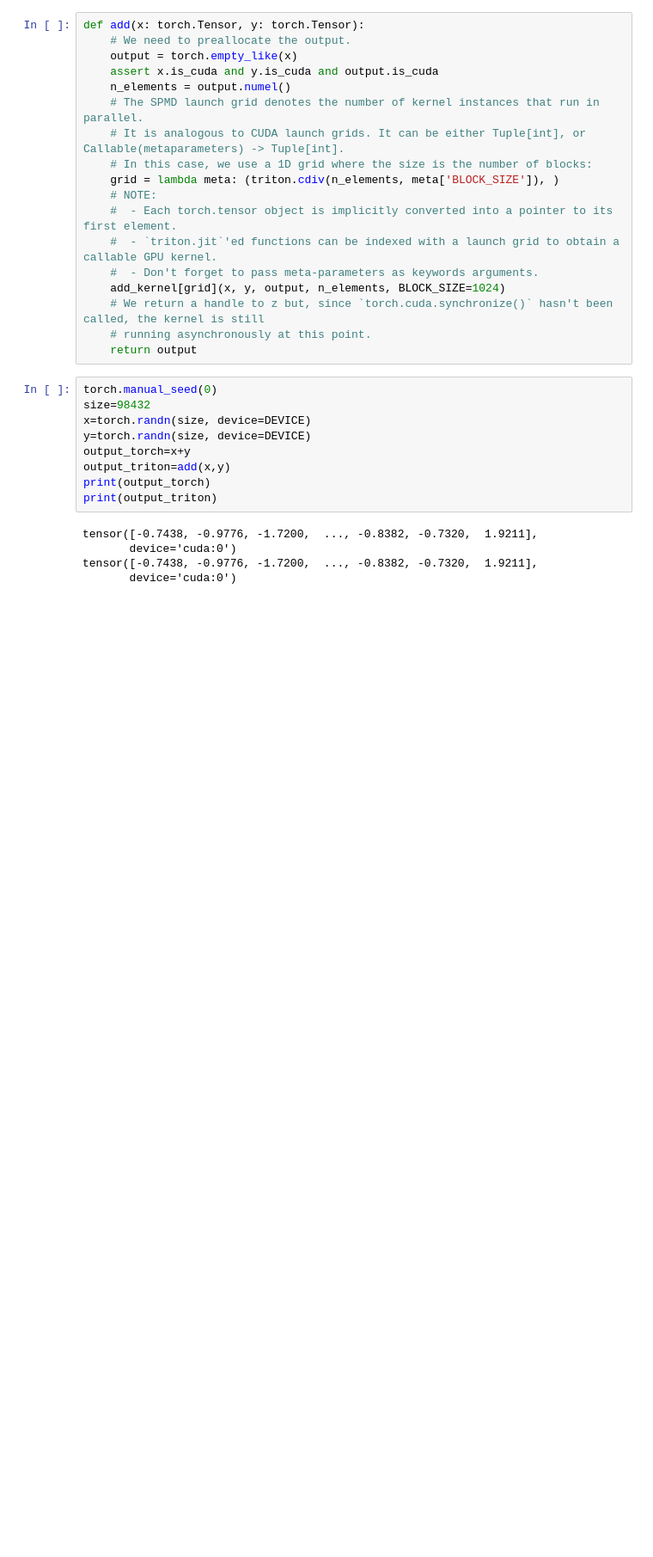
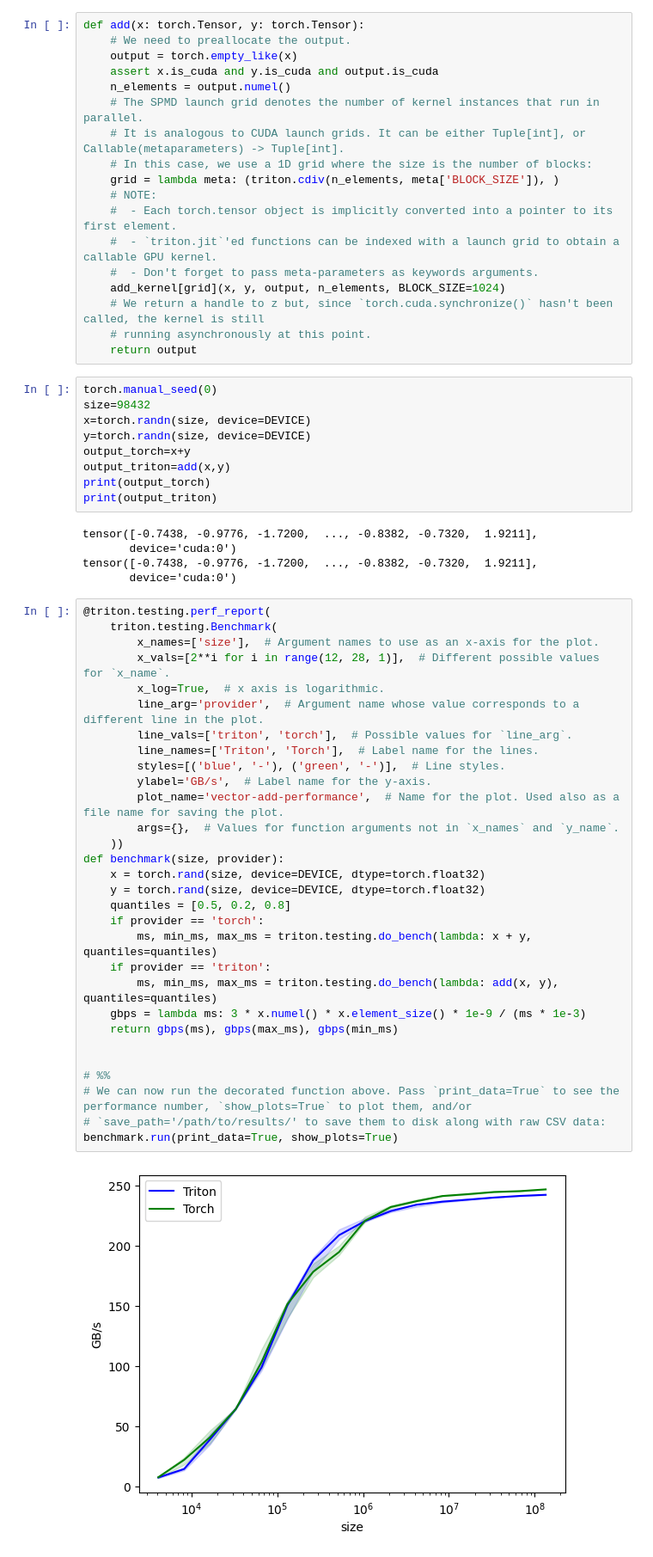
Before and after one commit to NShravanReddy/DeepLearning, a Jupyter notebook: triton/vectoradd.ipynb, the cells around one changed output. Shown: that part at 86% size. Cells and saved outputs as stored; diff of their text form; blank space fills up the shorter version.

```diff
--- a/triton/vectoradd.ipynb
+++ b/triton/vectoradd.ipynb
@@ -67,3 +67,35 @@ tensor([-0.7438, -0.9776, -1.7200,  ..., -0.8382, -0.7320,  1.9211],
        device='cuda:0')
 tensor([-0.7438, -0.9776, -1.7200,  ..., -0.8382, -0.7320,  1.9211],
        device='cuda:0')
+# %%
+@triton.testing.perf_report(
+    triton.testing.Benchmark(
+        x_names=['size'],  # Argument names to use as an x-axis for the plot.
+        x_vals=[2**i for i in range(12, 28, 1)],  # Different possible values for `x_name`.
+        x_log=True,  # x axis is logarithmic.
+        line_arg='provider',  # Argument name whose value corresponds to a different line in the plot.
+        line_vals=['triton', 'torch'],  # Possible values for `line_arg`.
+        line_names=['Triton', 'Torch'],  # Label name for the lines.
+        styles=[('blue', '-'), ('green', '-')],  # Line styles.
+        ylabel='GB/s',  # Label name for the y-axis.
+        plot_name='vector-add-performance',  # Name for the plot. Used also as a file name for saving the plot.
+        args={},  # Values for function arguments not in `x_names` and `y_name`.
+    ))
+def benchmark(size, provider):
+    x = torch.rand(size, device=DEVICE, dtype=torch.float32)
+    y = torch.rand(size, device=DEVICE, dtype=torch.float32)
+    quantiles = [0.5, 0.2, 0.8]
+    if provider == 'torch':
+        ms, min_ms, max_ms = triton.testing.do_bench(lambda: x + y, quantiles=quantiles)
+    if provider == 'triton':
+        ms, min_ms, max_ms = triton.testing.do_bench(lambda: add(x, y), quantiles=quantiles)
+    gbps = lambda ms: 3 * x.numel() * x.element_size() * 1e-9 / (ms * 1e-3)
+    return gbps(ms), gbps(max_ms), gbps(min_ms)
+
+
+# %%
+# We can now run the decorated function above. Pass `print_data=True` to see the performance number, `show_plots=True` to plot them, and/or
+# `save_path='/path/to/results/' to save them to disk along with raw CSV data:
+benchmark.run(print_data=True, show_plots=True)
+# %% [output]
+[figure, added]
```
Also changed, not shown: parts of 1 cell of this notebook.
